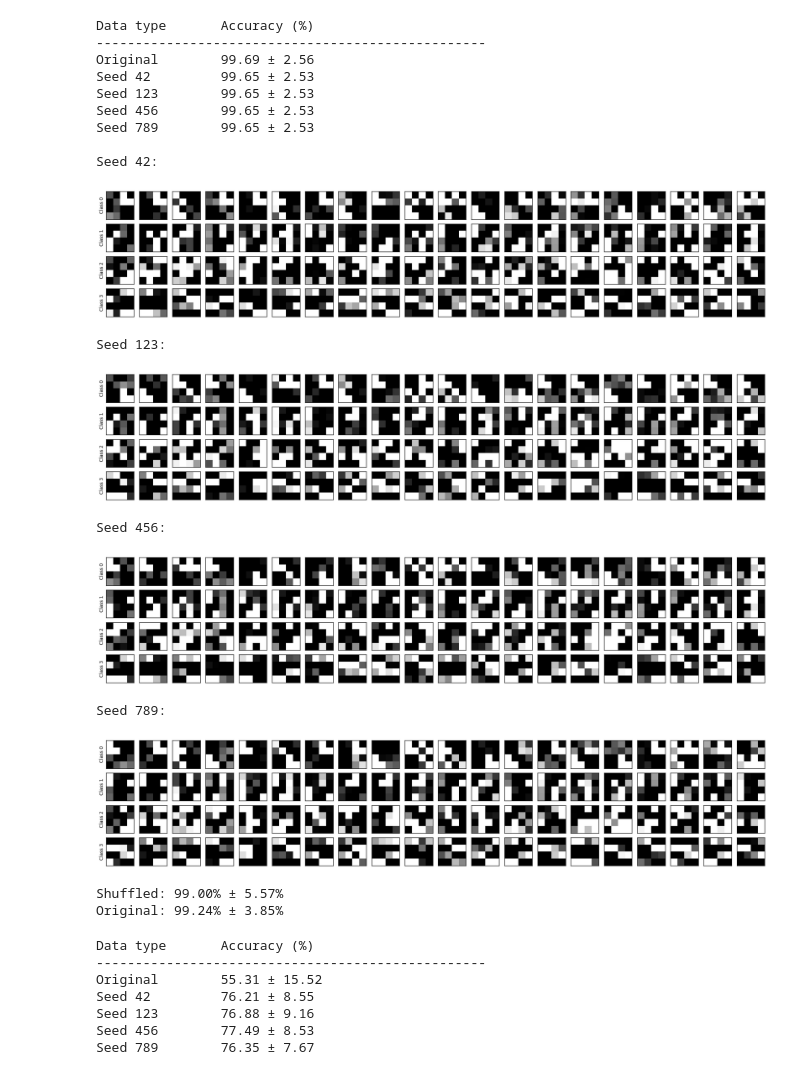
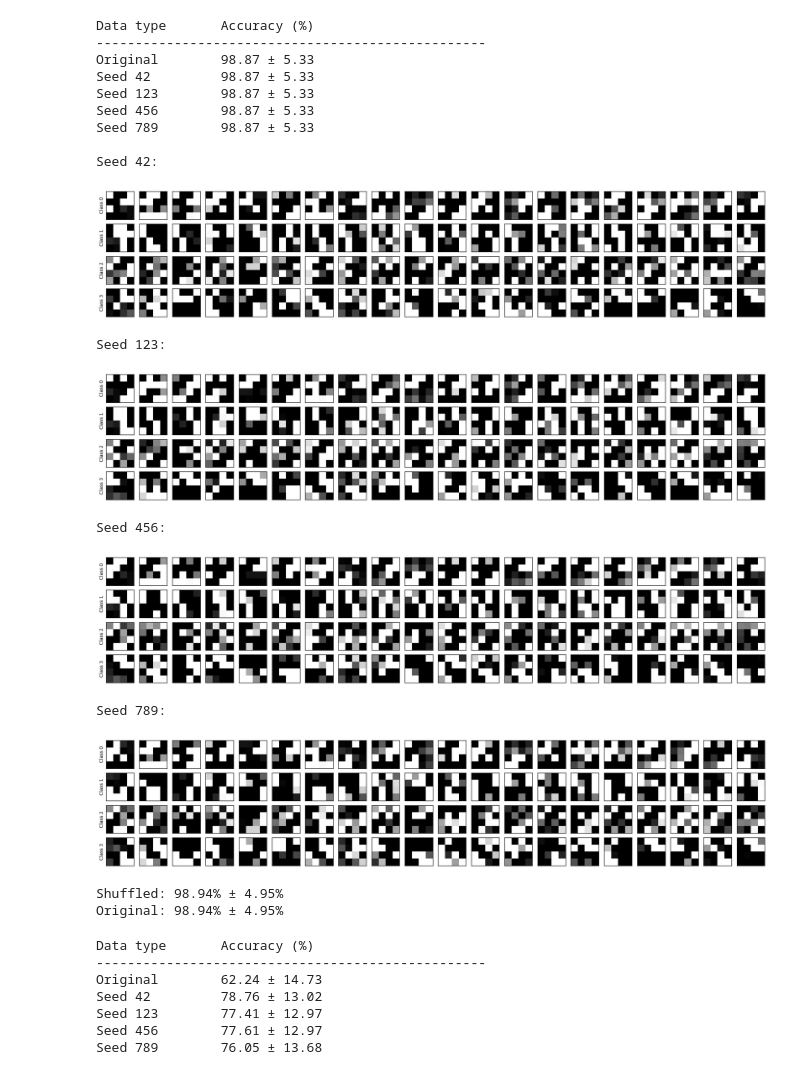
Before and after one commit to intsystems/2026-Project-205, a Jupyter notebook: code/CNN_images_4x4_experiment.ipynb, the cells around one changed output. Saved outputs shown, nothing was run; the diff lists cells and outputs as text; code cells hidden in the pictures.

```diff
--- a/code/CNN_images_4x4_experiment.ipynb
+++ b/code/CNN_images_4x4_experiment.ipynb
@@ -78,10 +78,10 @@ class CNN(nn.Module):
         x = self.fc(x)
         return x
 # %%
-generator_ce_div = Generator(num_classes=4, n_per_class=20)
+generator_ce_dist = Generator(num_classes=4, n_per_class=20)
 
 meta = MetaLearner(
-    generator=generator_ce_div,
+    generator=generator_ce_dist,
     learner_class=CNN,
     meta_loss_fn=mlf.meta_loss_cross_entropy,
     regularization_fn=mlf.regularizer_class_diversity,
@@ -97,5 +97,5 @@ meta = MetaLearner(
 meta.train(steps=5000, visualize_every=0)
 meta.plot_accuracy(20)
 meta.plot_meta_loss(20)
-acc_ce_div = meta.get_accuracy_history()
+acc_ce_dist = meta.get_accuracy_history()
 # %% [output]
@@ -135,10 +129,10 @@ def create_shuffled_dataset(generator, num_classes, n_per_class, seed=None):
 # %%
 num_classes = 4
 n_per_class = 20
-x = generator_ce_div.forward().detach()
+x = generator_ce_dist.forward().detach()
 y = torch.arange(num_classes).repeat_interleave(n_per_class)
 # %%
-num_cnns = 100
+num_cnns = 1000
 seeds = [42, 123, 456, 789]
 
 results = {
@@ -179,52 +173,50 @@ for cnn_idx in range(num_cnns):
     results['original'].append(acc_original)
 
     for seed in seeds:
-        x_shuffled, y_shuffled = create_shuffled_dataset(
-            generator_ce_div, num_classes, n_per_class, seed=seed
-        )
+        x_shuffled = shuffle_2x2_blocks(x_test, seed)
         x_shuffled = x_shuffled.detach()
 
         if cnn_idx == 0:
-            shuffled_examples[seed] = (x_shuffled, y_shuffled)
+            shuffled_examples[seed] = (shuffle_2x2_blocks(x, seed), y)
 
         with torch.no_grad():
             logits = cnn.forward(x_shuffled)
             preds = logits.argmax(dim=1)
-            acc_shuffled = (preds == y_shuffled).float().mean().item() * 100
+            acc_shuffled = (preds == y_test).float().mean().item() * 100
         results['shuffled'][seed].append(acc_shuffled)
     cnn.train()
 
 mean_original = np.mean(results['original'])
 std_original = np.std(results['original'])
 
 print(f"{'Data type':<15} {'Accuracy (%)':<20}")
 print("-" * 50)
 print(f"{'Original':<15} {mean_original:.2f} ± {std_original:.2f} {'':<15}")
 for seed in seeds:
     mean_shuffled = np.mean(results['shuffled'][seed])
     std_shuffled = np.std(results['shuffled'][seed])
     print(f"Seed {seed:<10} {mean_shuffled:.2f} ± {std_shuffled:.2f}")
 
 for seed in seeds:
     if seed in shuffled_examples:
         x_shuffled, y_shuffled = shuffled_examples[seed]
         print(f"\nSeed {seed}:")
-        generator_ce_div.visualize(x_shuffled, y_shuffled, n_per_class)
+        generator_ce_dist.visualize(x_shuffled, y_shuffled, n_per_class)
 # %% [output]
 Data type       Accuracy (%)
 --------------------------------------------------
-Original        99.69 ± 2.56
-Seed 42         99.65 ± 2.53
-Seed 123        99.65 ± 2.53
-Seed 456        99.65 ± 2.53
-Seed 789        99.65 ± 2.53
+Original        98.87 ± 5.33
+Seed 42         98.87 ± 5.33
+Seed 123        98.87 ± 5.33
+Seed 456        98.87 ± 5.33
+Seed 789        98.87 ± 5.33
 
 Seed 42:
-[figure, old version]
+[figure, new version]
 Seed 123:
-[figure, old version]
+[figure, new version]
 Seed 456:
-[figure, old version]
+[figure, new version]
 Seed 789:
-[figure, old version]
+[figure, new version]
 # %%
@@ -232,6 +224,6 @@ x_shuffled, y_shuffled = create_shuffled_dataset(generator_ce_div, num_classes,
 x_shuffled = x_shuffled.detach()
 # %%
-num_trials = 100
+num_trials = 1000
 
 accuracies_on_shuffled = []
 accuracies_on_original = []
@@ -244,9 +236,9 @@ for trial in range(num_trials):
     train_idx = perm[:split]
     test_idx = perm[split:]
     x_shuffled_train = x_shuffled[train_idx]
-    y_shuffled_train = y_shuffled[train_idx]
+    y_train = y[train_idx]
     x_shuffled_test = x_shuffled[test_idx]
-    y_shuffled_test = y_shuffled[test_idx]
+    y_test = y[test_idx]
 
     cnn_shuffled = CNN(num_classes=4)
     optimizer = torch.optim.SGD(cnn_shuffled.parameters(), lr=0.5)
@@ -254,7 +246,7 @@ for trial in range(num_trials):
     for epoch in range(10):
         optimizer.zero_grad()
         logits = cnn_shuffled.forward(x_shuffled_train)
-        loss = F.cross_entropy(logits, y_shuffled_train)
+        loss = F.cross_entropy(logits, y_train)
         loss.backward()
         optimizer.step()
 
@@ -262,20 +254,20 @@ for trial in range(num_trials):
     with torch.no_grad():
         logits = cnn_shuffled.forward(x_shuffled_test)
         preds = logits.argmax(dim=1)
-        acc_shuffled = (preds == y_shuffled_test).float().mean().item() * 100
+        acc_shuffled = (preds == y_test).float().mean().item() * 100
     accuracies_on_shuffled.append(acc_shuffled)
 
     with torch.no_grad():
-        logits = cnn_shuffled.forward(x)
+        logits = cnn_shuffled.forward(x[test_idx])
         preds = logits.argmax(dim=1)
-        acc_original = (preds == y).float().mean().item() * 100
+        acc_original = (preds == y_test).float().mean().item() * 100
     accuracies_on_original.append(acc_original)
 
 print(f"Shuffled: {np.mean(accuracies_on_shuffled):.2f}% ± {np.std(accuracies_on_shuffled):.2f}%")
 print(f"Original: {np.mean(accuracies_on_original):.2f}% ± {np.std(accuracies_on_original):.2f}%")
 # %% [output]
-Shuffled: 99.00% ± 5.57%
-Original: 99.24% ± 3.85%
+Shuffled: 98.94% ± 4.95%
+Original: 98.94% ± 4.95%
 # %%
 class MLP(nn.Module):
     def __init__(self, num_classes, hidden_dim=32):
@@ -294,7 +286,7 @@ class MLP(nn.Module):
         x = self.fc3(x)
         return x
 # %%
-num_mlps = 100
+num_mlps = 1000
 
 results = {
     'original': [],
@@ -332,15 +324,13 @@ for mlp_ind in range(num_mlps):
     results['original'].append(acc_original)
 
     for seed in seeds:
-        x_shuffled, y_shuffled = create_shuffled_dataset(
-            generator_ce_div, num_classes, n_per_class, seed=seed
-        )
+        x_shuffled = shuffle_2x2_blocks(x_test, seed)
         x_shuffled = x_shuffled.detach()
 
         with torch.no_grad():
             logits = mlp.forward(x_shuffled)
             preds = logits.argmax(dim=1)
-            acc_shuffled = (preds == y_shuffled).float().mean().item() * 100
+            acc_shuffled = (preds == y_test).float().mean().item() * 100
         results['shuffled'][seed].append(acc_shuffled)
     mlp.train()
 
@@ -357,11 +347,11 @@ for seed in seeds:
 # %% [output]
 Data type       Accuracy (%)
 --------------------------------------------------
-Original        55.31 ± 15.52
-Seed 42         76.21 ± 8.55
-Seed 123        76.88 ± 9.16
-Seed 456        77.49 ± 8.53
-Seed 789        76.35 ± 7.67
+Original        62.24 ± 14.73
+Seed 42         78.76 ± 13.02
+Seed 123        77.41 ± 12.97
+Seed 456        77.61 ± 12.97
+Seed 789        76.05 ± 13.68
 # %%
 class SimpleClassifier(nn.Module):
     def __init__(self, input_dim, hidden_dim, num_classes):
```
Also changed, not shown: parts of 15 cells of this notebook, 3 other files.
